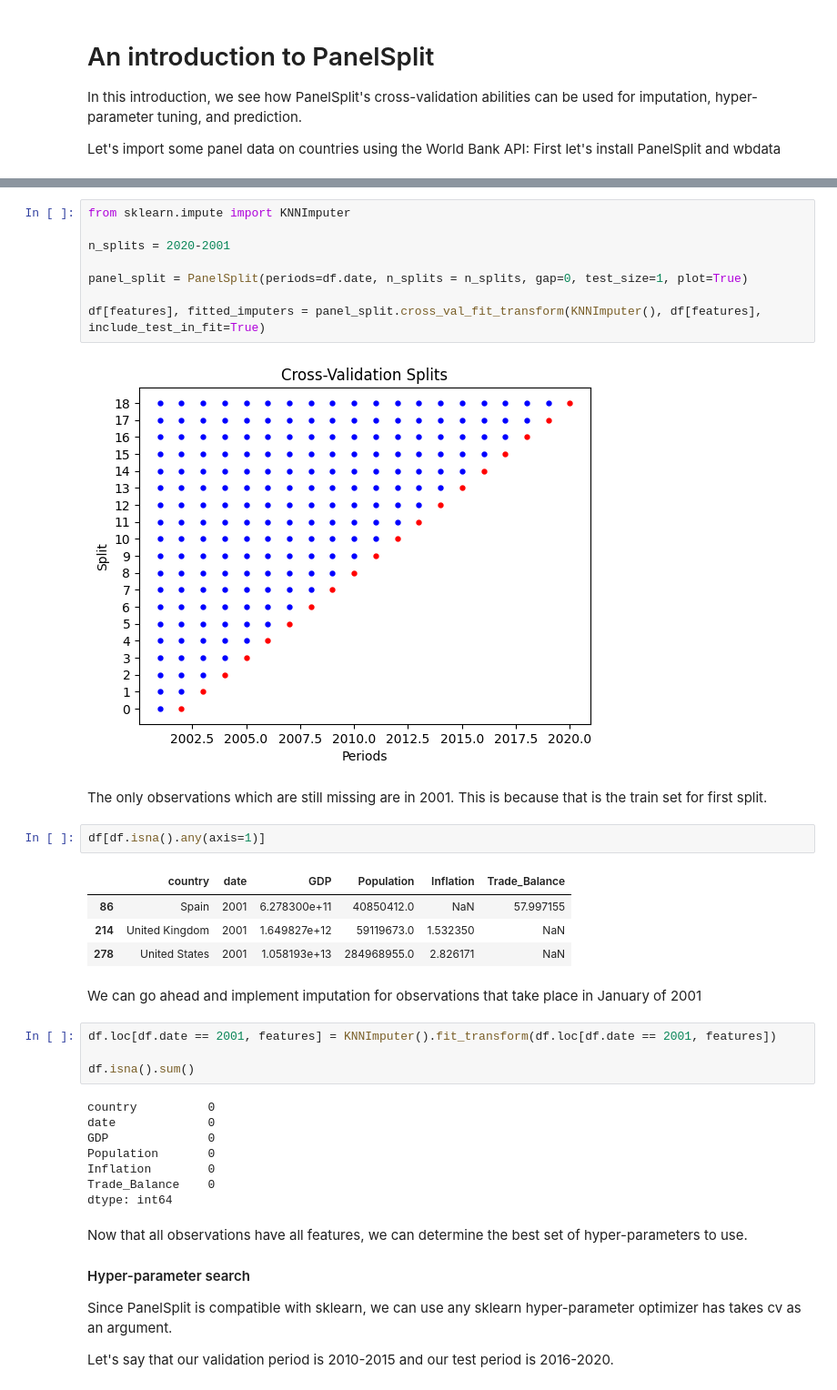
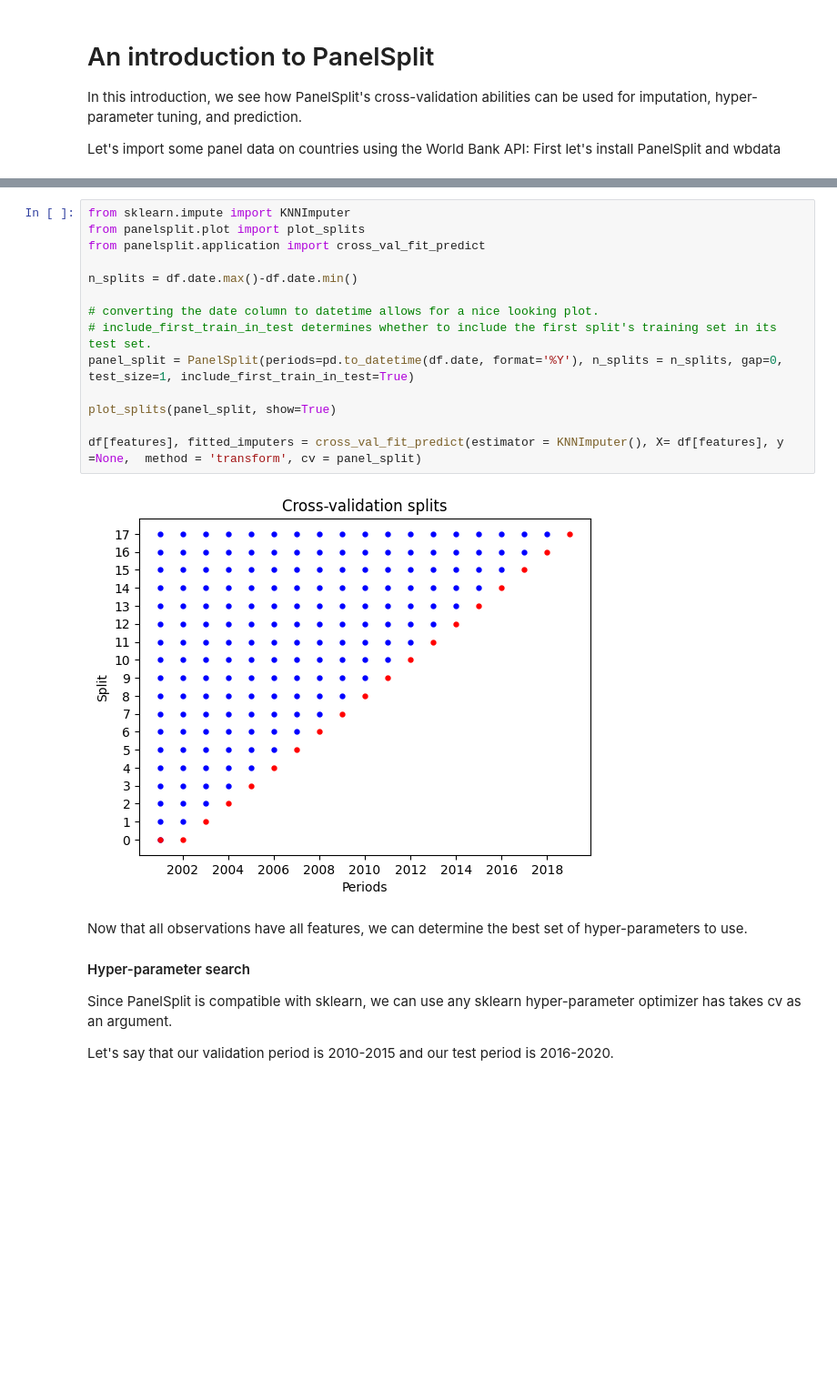
Before and after one commit to 4Freye/panelsplit, a Jupyter notebook: examples/An introduction to PanelSplit.ipynb, the cells around one changed output, grey strips where cells are left out. Shown at 91% size. Drawn from its saved outputs; the diff is of its cells as text; blank space fills up the shorter version.

```diff
--- a/examples/An introduction to PanelSplit.ipynb
+++ b/examples/An introduction to PanelSplit.ipynb
@@ -83,36 +84,19 @@ We can use PanelSplit to apply imputation in a time-series fashion to fill in th
-# %%
-from sklearn.impute import KNNImputer
-
-n_splits = 2020-2001
-
-panel_split = PanelSplit(periods=df.date, n_splits = n_splits, gap=0, test_size=1, plot=True)
-
-df[features], fitted_imputers = panel_split.cross_val_fit_transform(KNNImputer(), df[features], include_test_in_fit=True)
-# %% [output]
-[figure, removed]
-# %% [markdown]
-The only observations which are still missing are in 2001. This is because that is the train set for first split.
-# %%
-df[df.isna().any(axis=1)]
-# %% [output]
-|  | country | date | GDP | Population | Inflation | Trade_Balance |
-| 86 | Spain | 2001 | 6.278300e+11 | 40850412.0 | NaN | 57.997155 |
-| 214 | United Kingdom | 2001 | 1.649827e+12 | 59119673.0 | 1.532350 | NaN |
-| 278 | United States | 2001 | 1.058193e+13 | 284968955.0 | 2.826171 | NaN |
-# %% [markdown]
-We can go ahead and implement imputation for observations that take place in January of 2001
-# %%
-df.loc[df.date == 2001, features] = KNNImputer().fit_transform(df.loc[df.date == 2001, features])
-
-df.isna().sum()
-# %% [output]
-country          0
-date             0
-GDP              0
-Population       0
-Inflation        0
-Trade_Balance    0
-dtype: int64
+# %%
+from sklearn.impute import KNNImputer
+from panelsplit.plot import plot_splits
+from panelsplit.application import cross_val_fit_predict
+
+n_splits = df.date.max()-df.date.min()
+
+# converting the date column to datetime allows for a nice looking plot.
+# include_first_train_in_test determines whether to include the first split's training set in its test set.
+panel_split = PanelSplit(periods=pd.to_datetime(df.date, format='%Y'), n_splits = n_splits, gap=0, test_size=1, include_first_train_in_test=True)
+
+plot_splits(panel_split, show=True)
+
+df[features], fitted_imputers = cross_val_fit_predict(estimator = KNNImputer(), X= df[features], y =None,  method = 'transform', cv = panel_split)
+# %% [output]
+[figure, added]
 # %% [markdown]
 Now that all observations have all features, we can determine the best set of hyper-parameters to use.
 
```
Also changed, not shown: parts of 14 cells of this notebook.
